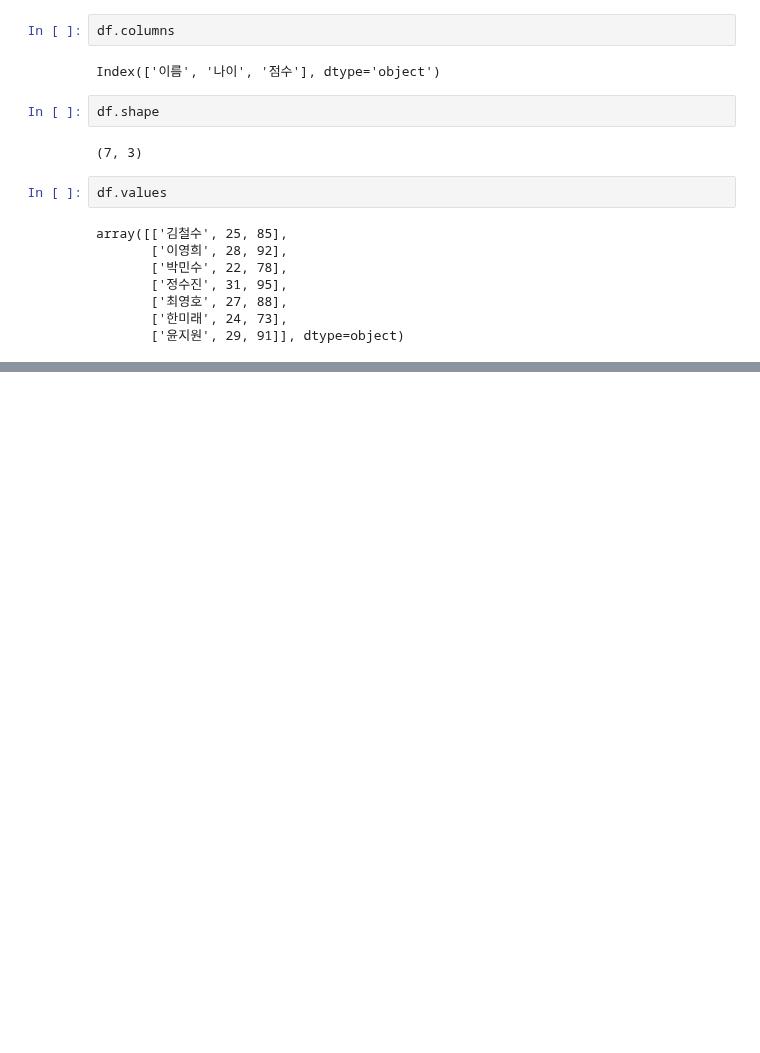
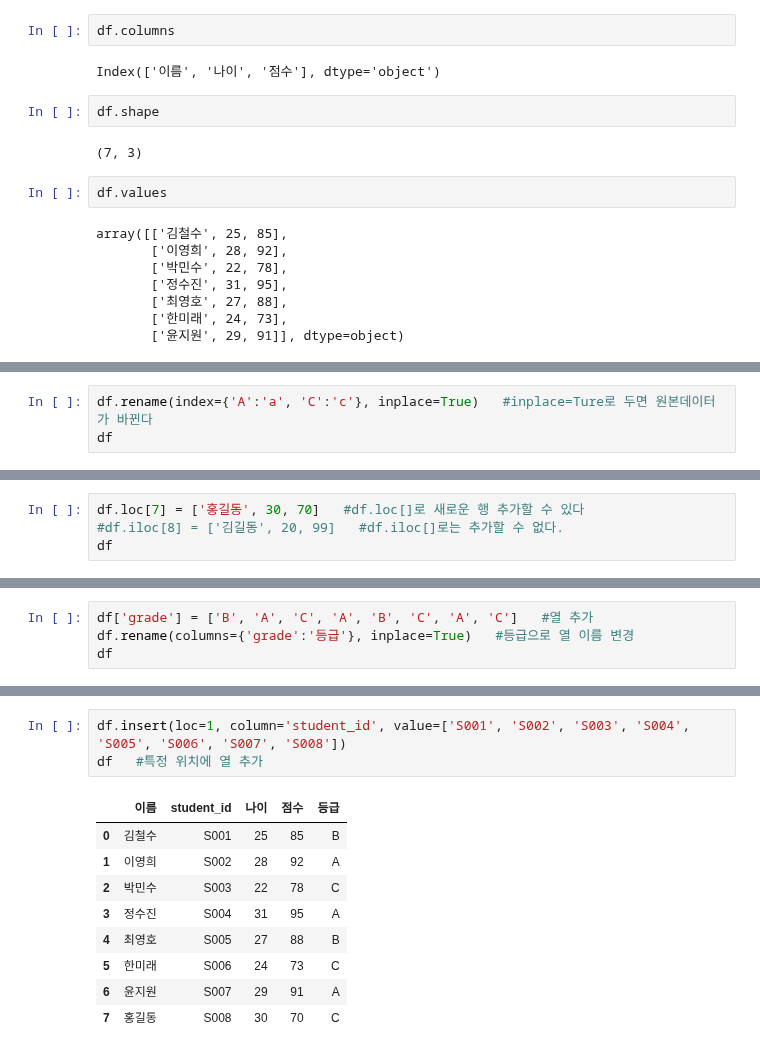
Before and after one commit to jiyoung1634/hipython_rep, a Jupyter notebook: 13.판다스.ipynb, the cells around one changed output, grey strips where cells are left out. Cells and saved outputs as stored; diff of their text form; blank space fills up the shorter version.

```diff
--- a/13.판다스.ipynb
+++ b/13.판다스.ipynb
@@ -424,0 +470,3 @@ df
+# %%
+df.rename(index={'A':'a', 'C':'c'}, inplace=True)   #inplace=Ture로 두면 원본데이터가 바뀐다
+df
@@ -424,0 +512,4 @@ df
+# %%
+df.loc[7] = ['홍길동', 30, 70]   #df.loc[]로 새로운 행 추가할 수 있다
+#df.iloc[8] = ['김길동', 20, 99]   #df.iloc[]로는 추가할 수 없다.
+df
@@ -424,0 +528,4 @@ df
+# %%
+df['grade'] = ['B', 'A', 'C', 'A', 'B', 'C', 'A', 'C']   #열 추가
+df.rename(columns={'grade':'등급'}, inplace=True)   #등급으로 열 이름 변경
+df
@@ -424,0 +542,13 @@ df
+# %%
+df.insert(loc=1, column='student_id', value=['S001', 'S002', 'S003', 'S004', 'S005', 'S006', 'S007', 'S008'])
+df   #특정 위치에 열 추가
+# %% [output]
+|  | 이름 | student_id | 나이 | 점수 | 등급 |
+| 0 | 김철수 | S001 | 25 | 85 | B |
+| 1 | 이영희 | S002 | 28 | 92 | A |
+| 2 | 박민수 | S003 | 22 | 78 | C |
+| 3 | 정수진 | S004 | 31 | 95 | A |
+| 4 | 최영호 | S005 | 27 | 88 | B |
+| 5 | 한미래 | S006 | 24 | 73 | C |
+| 6 | 윤지원 | S007 | 29 | 91 | A |
+| 7 | 홍길동 | S008 | 30 | 70 | C |
```
Also changed, not shown: parts of 33 cells of this notebook.
